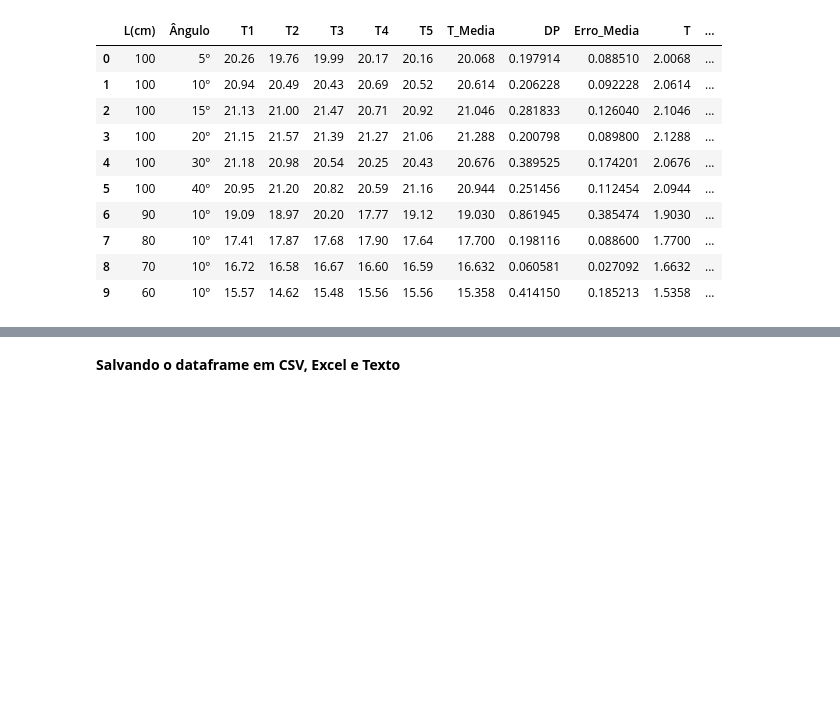
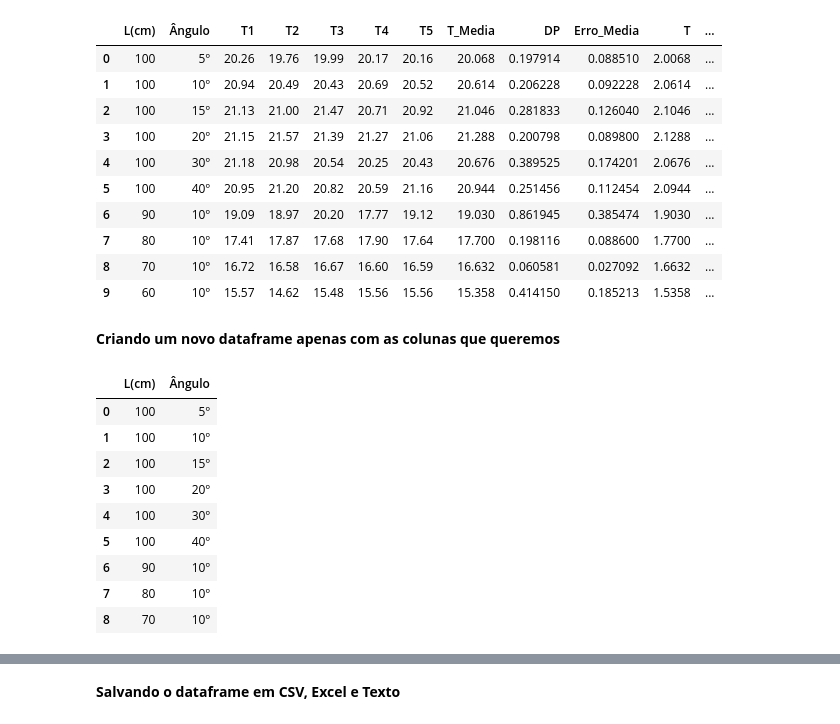
Before and after one commit to hugodevelopment/Excel-Python, a Jupyter notebook: Códigos_Mecanica/Pendulo.ipynb, the cells around one changed output, grey strips where cells are left out. Drawn from its saved outputs; the diff is of its cells as text; code cells hidden in the pictures; blank space fills up the shorter version.

```diff
--- a/Códigos_Mecanica/Pendulo.ipynb
+++ b/Códigos_Mecanica/Pendulo.ipynb
@@ -113,4 +113,29 @@ data
 | 7 | 80 | 10º | 17.41 | 17.87 | 17.68 | 17.90 | 17.64 | 17.700 | 0.198116 | 0.088600 | 1.7700 | ... |
 | 8 | 70 | 10º | 16.72 | 16.58 | 16.67 | 16.60 | 16.59 | 16.632 | 0.060581 | 0.027092 | 1.6632 | ... |
 | 9 | 60 | 10º | 15.57 | 14.62 | 15.48 | 15.56 | 15.56 | 15.358 | 0.414150 | 0.185213 | 1.5358 | ... |
+# %% [markdown]
+**Criando um novo dataframe apenas com as colunas que queremos**
+# %%
+# Podemos criar nova dataframe com as colunas que queremos utilizando essa sintaxe
+new_data = data[["L(cm)","T"]]
+new_data
+
+# Podemos utilizar o loc também especificando as colunas e até as linhas que queremos, aqui pegamos todas as colunas
+new_data = data.loc[:,["L(cm)", "T"]]
+new_data
+
+# Aqui estamos pegando as colunas L(cm) e Angulo com as 8 primeiras linhas
+new_data = data.loc[0:8,["L(cm)","Ângulo"]]
+new_data
+# %% [output]
+|  | L(cm) | Ângulo |
+| 0 | 100 | 5º |
+| 1 | 100 | 10º |
+| 2 | 100 | 15º |
+| 3 | 100 | 20º |
+| 4 | 100 | 30º |
+| 5 | 100 | 40º |
+| 6 | 90 | 10º |
+| 7 | 80 | 10º |
+| 8 | 70 | 10º |
 # %%
```
Also changed, not shown: parts of 1 cell of this notebook, 1 other file.
